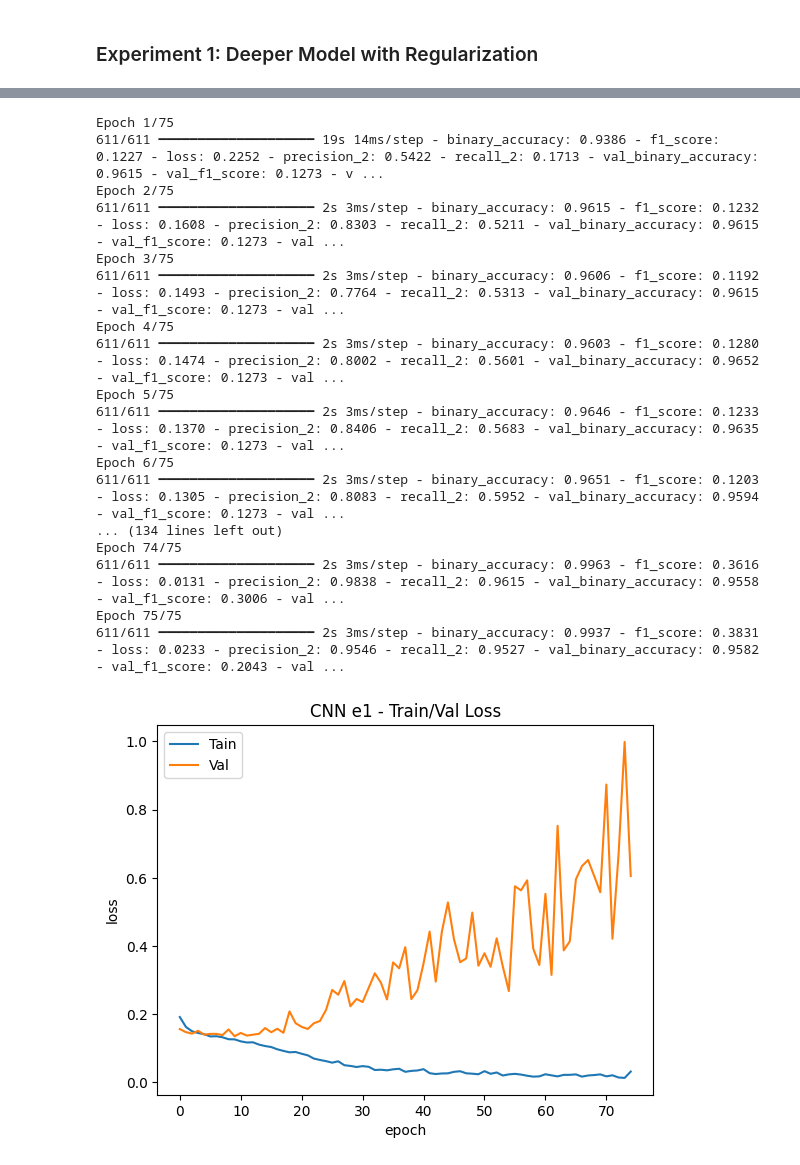
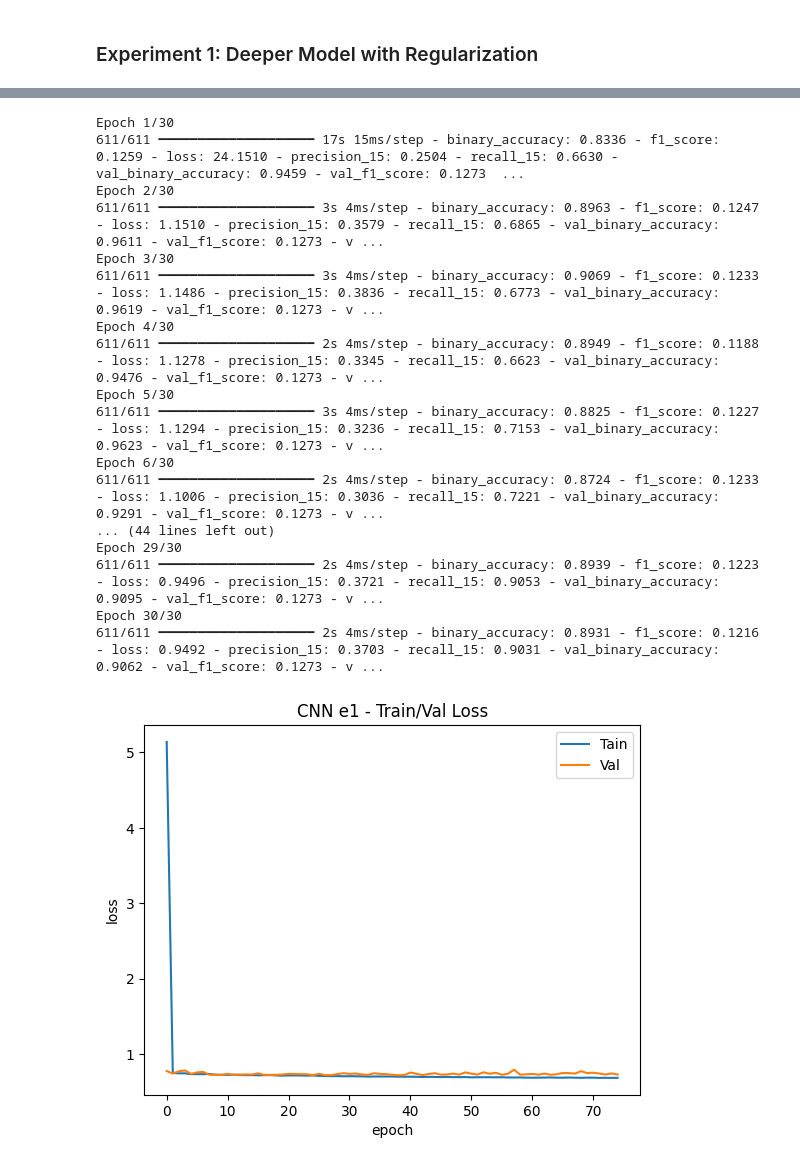
Before and after one commit to t4ai/early-sepsis-prediction, a Jupyter notebook: 4.1 - CNN Model Experiments.ipynb, the cells around one changed output, grey strips where cells are left out. Drawn from its saved outputs; the diff is of its cells as text; code cells hidden in the pictures.

```diff
--- a/4.1 - CNN Model Experiments.ipynb
+++ b/4.1 - CNN Model Experiments.ipynb
@@ -84,7 +96,7 @@ y_val.sum() / len(y_val)
 ### Helper Functions for Training
 # %%
 # compile and train model
-def compile_and_train_adam(model):
+def compile_and_train_adam(model, checkpoint_callback):
   # Compile the model
   model.compile(
     optimizer=keras.optimizers.Adam(learning_rate=LEARNING_RATE),
@@ -92,7 +104,7 @@ def compile_and_train_adam(model):
     metrics=[keras.metrics.BinaryAccuracy(), keras.metrics.Precision(), keras.metrics.Recall(), keras.metrics.F1Score()]
   )
   # Train the model
-  history = model.fit(X_train, y_train, validation_data=(X_val,y_val), epochs=NUM_EPOCHS, batch_size=BATCH_SIZE)
+  history = model.fit(X_train, y_train, validation_data=(X_val,y_val), epochs=NUM_EPOCHS, batch_size=BATCH_SIZE, class_weight=class_weights, callbacks=[checkpoint_callback])
   return history
 
 # plot loss curves
@@ -108,7 +120,7 @@ def plot_loss(history, title):
 # run forward pass and plot confusion matrix
 def predict_and_plot_confusion(model, title):
   y_pred = model.predict(X_val)
-  cm = confusion_matrix(np.argmax(y_val, axis=1), np.argmax(y_pred, axis=1))
+  cm = confusion_matrix(y_val, np.round(y_pred).tolist())
   ConfusionMatrixDisplay(confusion_matrix=cm).plot();
   plt.title(title)
 # %% [markdown]
@@ -165,10 +177,10 @@ plot_loss(history_cnn_baseline, 'Baseline CNN - Train/Val Loss')
 # %%
 # setup checkpoint
 checkpoint_filepath = '/content/drive/MyDrive/Datasets/sepsis/models/cnn-e1.keras'
-model_checkpoint_callback = keras.callbacks.ModelCheckpoint(
+model_checkpoint_callback_c1 = keras.callbacks.ModelCheckpoint(
     filepath=checkpoint_filepath,
-    monitor='val_f1_score',
-    mode='max',
+    monitor='val_loss',
+    mode='min',
     save_best_only=True)
 
 cnn_e1 = tf.keras.Sequential([
@@ -177,28 +189,26 @@ cnn_e1 = tf.keras.Sequential([
   tf.keras.layers.Normalization(axis=None),
 
   tf.keras.layers.Conv1D(512, kernel_size=3, activation='relu', padding='causal'),
-  tf.keras.layers.Dropout(0.2),
+  tf.keras.layers.Dropout(0.3),
   tf.keras.layers.MaxPooling1D(2),
 
-  tf.keras.layers.Conv1D(256, kernel_size=3, activation='relu', padding='causal'),
-  tf.keras.layers.Dropout(0.2),
+  tf.keras.layers.Conv1D(512, kernel_size=3, activation='relu', padding='causal'),
+  tf.keras.layers.Dropout(0.3),
   tf.keras.layers.MaxPooling1D(2),
 
-  tf.keras.layers.Conv1D(128, kernel_size=3, activation='relu', padding='causal'),
-  tf.keras.layers.Dropout(0.2),
+  tf.keras.layers.Conv1D(256, kernel_size=3, activation='relu', padding='causal', kernel_regularizer = tf.keras.regularizers.l1(0.01)),
+  tf.keras.layers.Dropout(0.3),
   tf.keras.layers.MaxPooling1D(2),
 
-  tf.keras.layers.Conv1D(64, kernel_size=3, activation='relu', padding='causal'),
-  tf.keras.layers.Dropout(0.2),
+  tf.keras.layers.Conv1D(256, kernel_size=3, activation='relu', padding='causal', kernel_regularizer = tf.keras.regularizers.l1(0.01)),
+  tf.keras.layers.Dropout(0.3),
   tf.keras.layers.MaxPooling1D(2),
 
   tf.keras.layers.Flatten(),
 
-  tf.keras.layers.Dense(64, activation='relu'),
+  tf.keras.layers.Dense(256, activation='relu'),
   tf.keras.layers.Dropout(0.2),
-  tf.keras.layers.Dense(64, activation='relu'),
-  tf.keras.layers.Dropout(0.2),
-  tf.keras.layers.Dense(32, activation='relu'),
+  tf.keras.layers.Dense(256, activation='relu'),
   tf.keras.layers.Dropout(0.2),
   tf.keras.layers.Dense(1, activation='sigmoid')
 ])
@@ -228,26 +238,26 @@ Model: "sequential_2"
  Non-trainable params: 3 (16.00 B)
 # %%
 # Train the model
-history_cnn_baseline = compile_and_train_adam(cnn_e1)
+history_cnn_e1 = compile_and_train_adam(cnn_e1, model_checkpoint_callback_c1)
 
 #plot loss
-plot_loss(history_cnn_baseline, 'CNN e1 - Train/Val Loss')
+plot_loss(history_cnn_e1, 'CNN e1 - Train/Val Loss')
 # %% [output]
-Epoch 1/75
-611/611 ━━━━━━━━━━━━━━━━━━━━ 19s 14ms/step - binary_accuracy: 0.9386 - f1_score: 0.1227 - loss: 0.2252 - precision_2: 0.5422 - recall_2: 0.1713 - val_binary_accuracy: 0.9615 - val_f1_score: 0.1273 - v ...
-Epoch 2/75
-611/611 ━━━━━━━━━━━━━━━━━━━━ 2s 3ms/step - binary_accuracy: 0.9615 - f1_score: 0.1232 - loss: 0.1608 - precision_2: 0.8303 - recall_2: 0.5211 - val_binary_accuracy: 0.9615 - val_f1_score: 0.1273 - val ...
-Epoch 3/75
-611/611 ━━━━━━━━━━━━━━━━━━━━ 2s 3ms/step - binary_accuracy: 0.9606 - f1_score: 0.1192 - loss: 0.1493 - precision_2: 0.7764 - recall_2: 0.5313 - val_binary_accuracy: 0.9615 - val_f1_score: 0.1273 - val ...
-Epoch 4/75
-611/611 ━━━━━━━━━━━━━━━━━━━━ 2s 3ms/step - binary_accuracy: 0.9603 - f1_score: 0.1280 - loss: 0.1474 - precision_2: 0.8002 - recall_2: 0.5601 - val_binary_accuracy: 0.9652 - val_f1_score: 0.1273 - val ...
-Epoch 5/75
-611/611 ━━━━━━━━━━━━━━━━━━━━ 2s 3ms/step - binary_accuracy: 0.9646 - f1_score: 0.1233 - loss: 0.1370 - precision_2: 0.8406 - recall_2: 0.5683 - val_binary_accuracy: 0.9635 - val_f1_score: 0.1273 - val ...
-Epoch 6/75
-611/611 ━━━━━━━━━━━━━━━━━━━━ 2s 3ms/step - binary_accuracy: 0.9651 - f1_score: 0.1203 - loss: 0.1305 - precision_2: 0.8083 - recall_2: 0.5952 - val_binary_accuracy: 0.9594 - val_f1_score: 0.1273 - val ...
-... (134 lines left out)
-Epoch 74/75
-611/611 ━━━━━━━━━━━━━━━━━━━━ 2s 3ms/step - binary_accuracy: 0.9963 - f1_score: 0.3616 - loss: 0.0131 - precision_2: 0.9838 - recall_2: 0.9615 - val_binary_accuracy: 0.9558 - val_f1_score: 0.3006 - val ...
-Epoch 75/75
-611/611 ━━━━━━━━━━━━━━━━━━━━ 2s 3ms/step - binary_accuracy: 0.9937 - f1_score: 0.3831 - loss: 0.0233 - precision_2: 0.9546 - recall_2: 0.9527 - val_binary_accuracy: 0.9582 - val_f1_score: 0.2043 - val ...
+Epoch 1/30
+611/611 ━━━━━━━━━━━━━━━━━━━━ 17s 15ms/step - binary_accuracy: 0.8336 - f1_score: 0.1259 - loss: 24.1510 - precision_15: 0.2504 - recall_15: 0.6630 - val_binary_accuracy: 0.9459 - val_f1_score: 0.1273  ...
+Epoch 2/30
+611/611 ━━━━━━━━━━━━━━━━━━━━ 3s 4ms/step - binary_accuracy: 0.8963 - f1_score: 0.1247 - loss: 1.1510 - precision_15: 0.3579 - recall_15: 0.6865 - val_binary_accuracy: 0.9611 - val_f1_score: 0.1273 - v ...
+Epoch 3/30
+611/611 ━━━━━━━━━━━━━━━━━━━━ 3s 4ms/step - binary_accuracy: 0.9069 - f1_score: 0.1233 - loss: 1.1486 - precision_15: 0.3836 - recall_15: 0.6773 - val_binary_accuracy: 0.9619 - val_f1_score: 0.1273 - v ...
+Epoch 4/30
+611/611 ━━━━━━━━━━━━━━━━━━━━ 2s 4ms/step - binary_accuracy: 0.8949 - f1_score: 0.1188 - loss: 1.1278 - precision_15: 0.3345 - recall_15: 0.6623 - val_binary_accuracy: 0.9476 - val_f1_score: 0.1273 - v ...
+Epoch 5/30
+611/611 ━━━━━━━━━━━━━━━━━━━━ 3s 4ms/step - binary_accuracy: 0.8825 - f1_score: 0.1227 - loss: 1.1294 - precision_15: 0.3236 - recall_15: 0.7153 - val_binary_accuracy: 0.9623 - val_f1_score: 0.1273 - v ...
+Epoch 6/30
+611/611 ━━━━━━━━━━━━━━━━━━━━ 2s 4ms/step - binary_accuracy: 0.8724 - f1_score: 0.1233 - loss: 1.1006 - precision_15: 0.3036 - recall_15: 0.7221 - val_binary_accuracy: 0.9291 - val_f1_score: 0.1273 - v ...
+... (44 lines left out)
+Epoch 29/30
+611/611 ━━━━━━━━━━━━━━━━━━━━ 2s 4ms/step - binary_accuracy: 0.8939 - f1_score: 0.1223 - loss: 0.9496 - precision_15: 0.3721 - recall_15: 0.9053 - val_binary_accuracy: 0.9095 - val_f1_score: 0.1273 - v ...
+Epoch 30/30
+611/611 ━━━━━━━━━━━━━━━━━━━━ 2s 4ms/step - binary_accuracy: 0.8931 - f1_score: 0.1216 - loss: 0.9492 - precision_15: 0.3703 - recall_15: 0.9031 - val_binary_accuracy: 0.9062 - val_f1_score: 0.1273 - v ...
-[figure, old version]
+[figure, new version]
```
Also changed, not shown: parts of 7 cells of this notebook.
